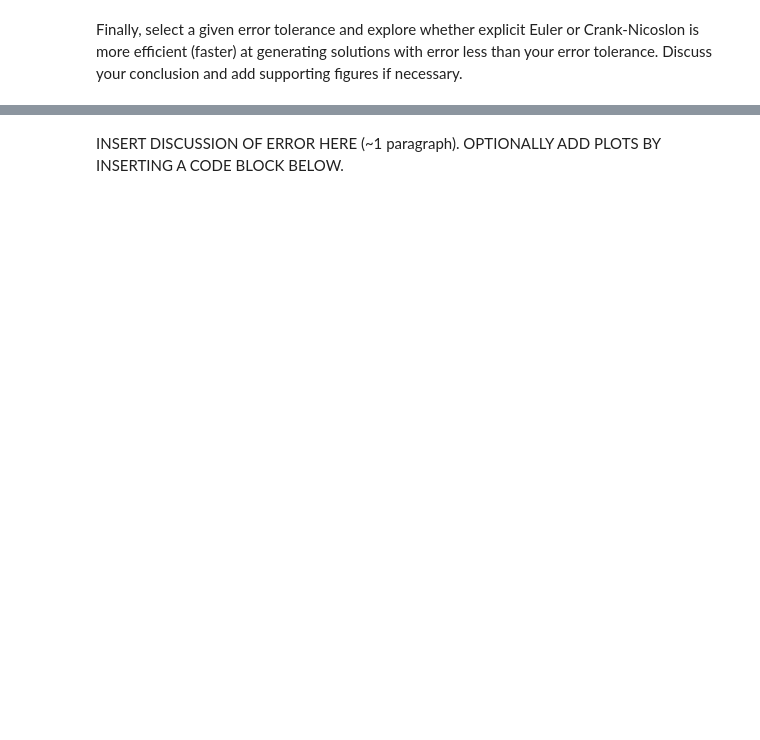
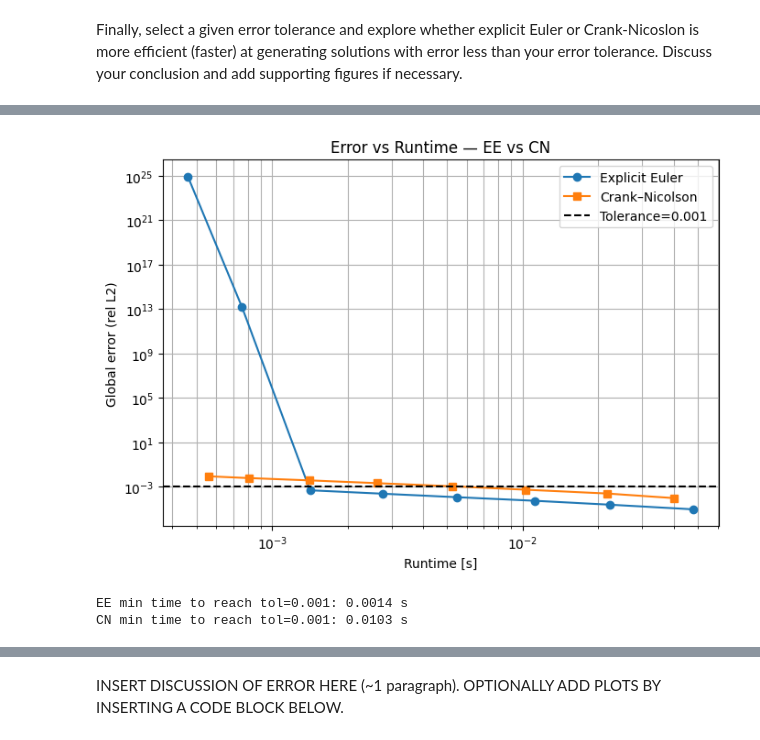
Before and after one commit to josephineshipp/QCES, a Jupyter notebook: Project1_numerical_methods.ipynb, the cells around one changed output, grey strips where cells are left out. Saved outputs shown, nothing was run; the diff lists cells and outputs as text; code cells hidden in the pictures; blank space fills up the shorter version.

```diff
--- a/Project1_numerical_methods.ipynb
+++ b/Project1_numerical_methods.ipynb
@@ -587,0 +738,69 @@ Crank-Nicolson method took 0.44 seconds
+# %%
+import numpy as np
+import time
+import matplotlib.pyplot as plt
+
+# --- parameters ---
+tol = 1e-3                    # error tolerance (adjust if needed)
+Tfinal = 10.0
+CN_func = CN_with_BC if 'CN_with_BC' in globals() else CN
+
+# --- reference solution ---
+# use a very fine time step to define "true" solution
+Nt_ref = 2**14  # very fine
+t_ref = np.linspace(0, Tfinal, Nt_ref)
+c_ref_EE = EE(x, t_ref, kappa)[:, -1]
+c_ref_CN = CN_func(x, t_ref, kappa)[:, -1]
+
+def relL2(a,b):
+    return np.linalg.norm(a - b)/np.linalg.norm(b)
+
+def run_and_measure(method, Nt, c_ref):
+    t_arr = np.linspace(0, Tfinal, Nt)
+    start = time.time()
+    c_final = method(x, t_arr, kappa)[:, -1]
+    runtime = time.time() - start
+    err = relL2(c_final, c_ref)
+    return runtime, err
+
+# --- test a range of time step counts ---
+Nt_list = [50, 100, 200, 400, 800, 1600, 3200, 6400]
+
+EE_times, EE_errs = [], []
+CN_times, CN_errs = [], []
+
+for Nt in Nt_list:
+    tEE, eEE = run_and_measure(EE, Nt, c_ref_EE)
+    tCN, eCN = run_and_measure(CN_func, Nt, c_ref_CN)
+    EE_times.append(tEE); EE_errs.append(eEE)
+    CN_times.append(tCN); CN_errs.append(eCN)
+
+EE_times = np.array(EE_times)
+EE_errs  = np.array(EE_errs)
+CN_times = np.array(CN_times)
+CN_errs  = np.array(CN_errs)
+
+# --- find minimal runtime to reach target tolerance ---
+def min_runtime(times, errs, tol):
+    valid = errs <= tol
+    return np.min(times[valid]) if np.any(valid) else np.nan
+
+EE_min_time = min_runtime(EE_times, EE_errs, tol)
+CN_min_time = min_runtime(CN_times, CN_errs, tol)
+
+# --- plots: error vs runtime ---
+plt.figure(figsize=(7,5))
+plt.loglog(EE_times, EE_errs, 'o-', label='Explicit Euler')
+plt.loglog(CN_times, CN_errs, 's-', label='Crank–Nicolson')
+plt.axhline(tol, color='k', linestyle='--', label=f'Tolerance={tol}')
+plt.xlabel('Runtime [s]')
+plt.ylabel('Global error (rel L2)')
+plt.title('Error vs Runtime — EE vs CN')
+plt.legend()
+plt.grid(True, which='both')
+plt.tight_layout()
+plt.show()
+
+print(f"EE min time to reach tol={tol}: {EE_min_time:.4f} s")
+print(f"CN min time to reach tol={tol}: {CN_min_time:.4f} s")
+# %% [output]
@@ -587,0 +816,3 @@ Crank-Nicolson method took 0.44 seconds
+[figure, added]
+EE min time to reach tol=0.001: 0.0014 s
+CN min time to reach tol=0.001: 0.0103 s
```
Also changed, not shown: parts of 11 cells of this notebook.
